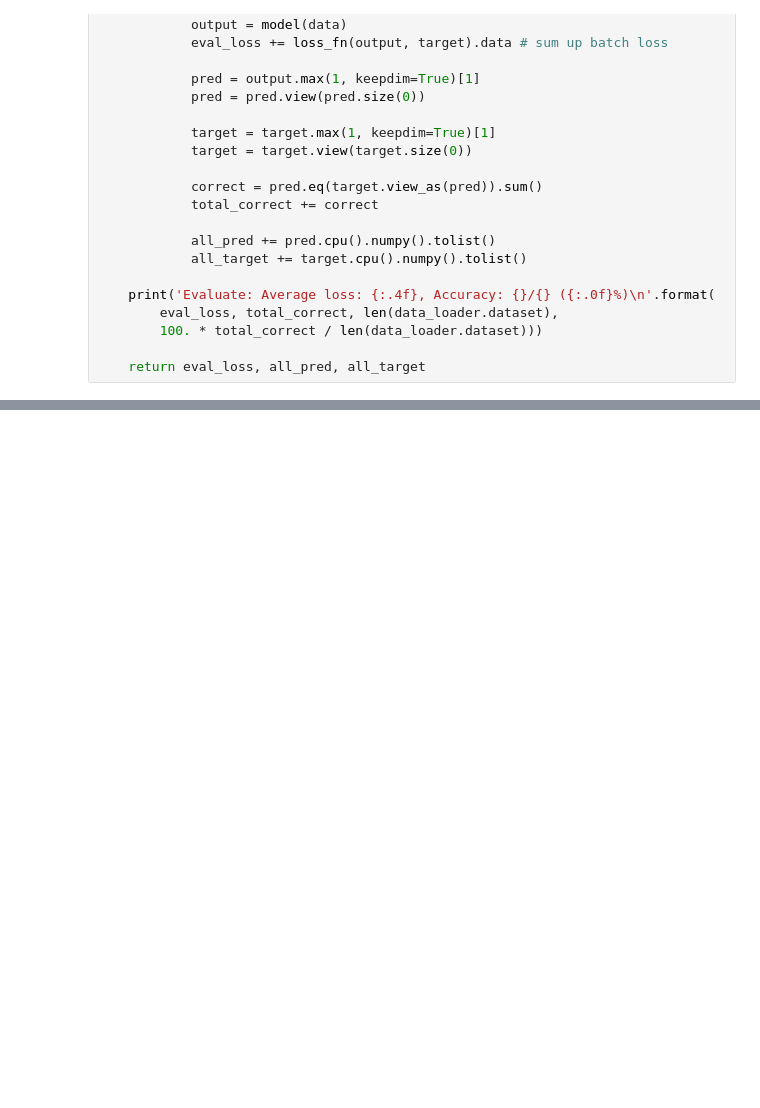
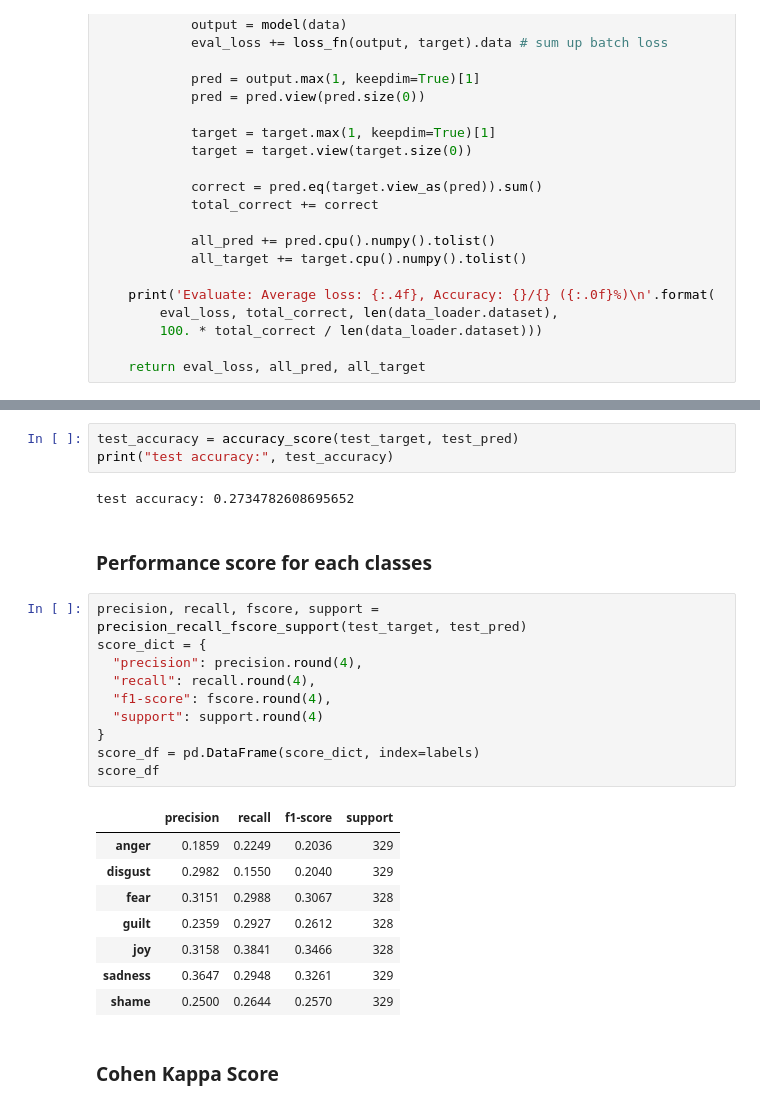
Before and after one commit to nakamura41/emotion_detection_notebooks, a Jupyter notebook: ISEAR_Emotion_Analysis_Bidirectional_LSTM_Word2Vec-GoogleNews_PyTorch.ipynb, the cells around one changed output, grey strips where cells are left out. Cells and saved outputs as stored; diff of their text form; blank space fills up the shorter version.

```diff
--- a/ISEAR_Emotion_Analysis_Bidirectional_LSTM_Word2Vec-GoogleNews_PyTorch.ipynb
+++ b/ISEAR_Emotion_Analysis_Bidirectional_LSTM_Word2Vec-GoogleNews_PyTorch.ipynb
@@ -439,0 +525,28 @@ plt.show()
+# %%
+test_accuracy = accuracy_score(test_target, test_pred)
+print("test accuracy:", test_accuracy)
+# %% [output]
+test accuracy: 0.2734782608695652
+# %% [markdown]
+### Performance score for each classes
+# %%
+precision, recall, fscore, support = precision_recall_fscore_support(test_target, test_pred)
+score_dict = {
+  "precision": precision.round(4),
+  "recall": recall.round(4),
+  "f1-score": fscore.round(4),
+  "support": support.round(4)
+}
+score_df = pd.DataFrame(score_dict, index=labels)
+score_df
+# %% [output]
+|  | precision | recall | f1-score | support |
+| anger | 0.1859 | 0.2249 | 0.2036 | 329 |
+| disgust | 0.2982 | 0.1550 | 0.2040 | 329 |
+| fear | 0.3151 | 0.2988 | 0.3067 | 328 |
+| guilt | 0.2359 | 0.2927 | 0.2612 | 328 |
+| joy | 0.3158 | 0.3841 | 0.3466 | 328 |
+| sadness | 0.3647 | 0.2948 | 0.3261 | 329 |
+| shame | 0.2500 | 0.2644 | 0.2570 | 329 |
+# %% [markdown]
+### Cohen Kappa Score
```
Also changed, not shown: parts of 11 cells of this notebook.
